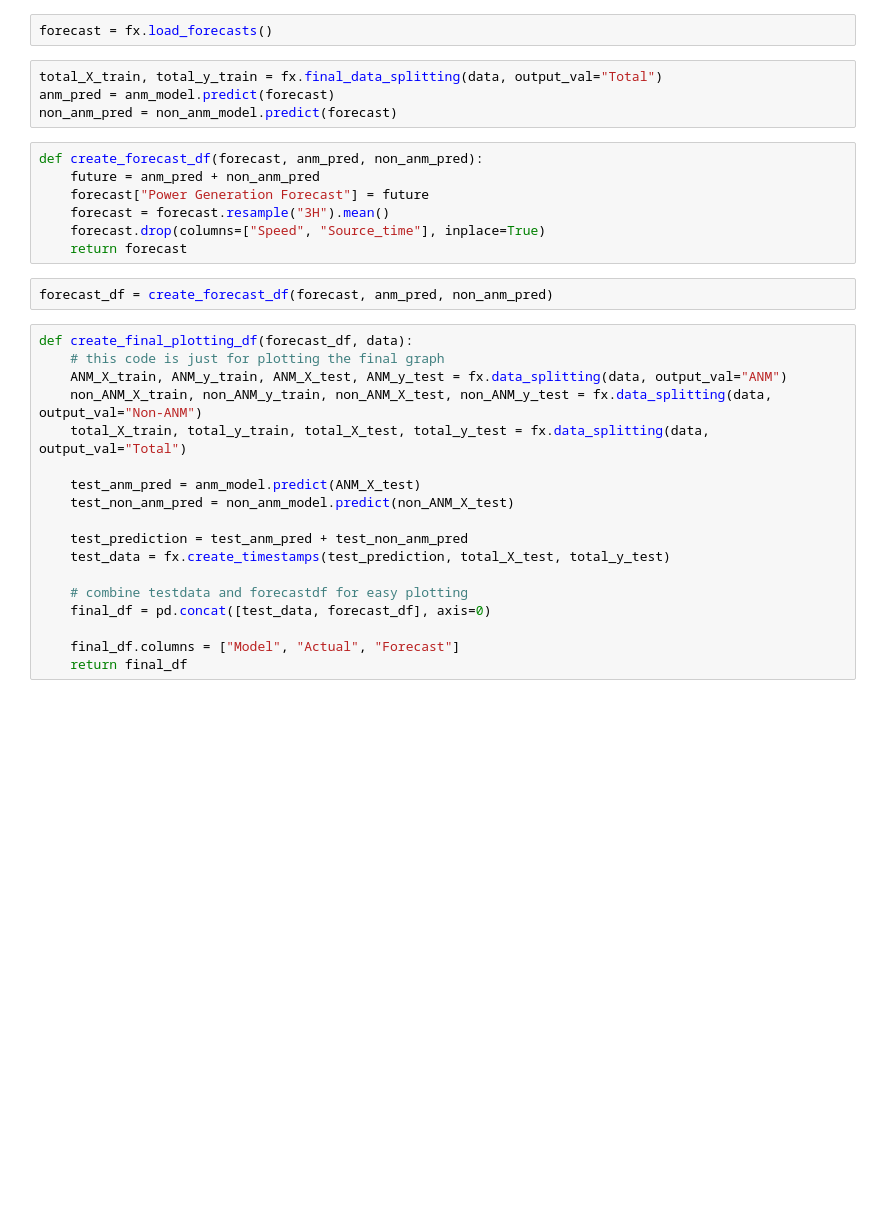
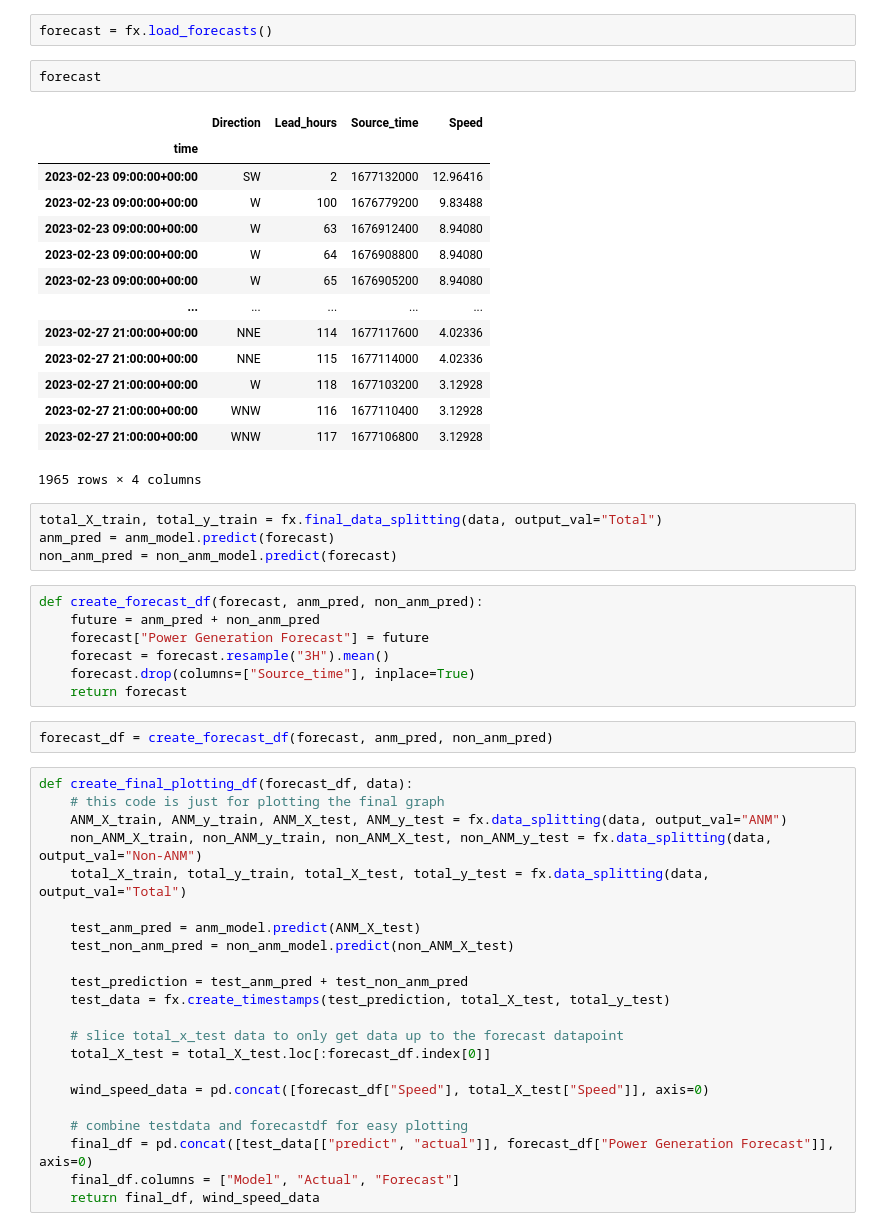
Before and after one commit to jannik-el/OrkneyWindPowerPrediction, a Jupyter notebook: final_pipeline_ver2.ipynb, the cells around one changed output. Drawn from its saved outputs; the diff is of its cells as text; blank space fills up the shorter version.

```diff
--- a/final_pipeline_ver2.ipynb
+++ b/final_pipeline_ver2.ipynb
@@ -162,6 +162,23 @@ Fitting 5 folds for each of 216 candidates, totalling 1080 fits
 Fitting 5 folds for each of 72 candidates, totalling 360 fits
 # %%
 forecast = fx.load_forecasts()
+# %%
+forecast
+# %% [output]
+|  | Direction | Lead_hours | Source_time | Speed |
+| time |  |  |  |  |
+| 2023-02-23 09:00:00+00:00 | SW | 2 | 1677132000 | 12.96416 |
+| 2023-02-23 09:00:00+00:00 | W | 100 | 1676779200 | 9.83488 |
+| 2023-02-23 09:00:00+00:00 | W | 63 | 1676912400 | 8.94080 |
+| 2023-02-23 09:00:00+00:00 | W | 64 | 1676908800 | 8.94080 |
+| 2023-02-23 09:00:00+00:00 | W | 65 | 1676905200 | 8.94080 |
+| ... | ... | ... | ... | ... |
+| 2023-02-27 21:00:00+00:00 | NNE | 114 | 1677117600 | 4.02336 |
+| 2023-02-27 21:00:00+00:00 | NNE | 115 | 1677114000 | 4.02336 |
+| 2023-02-27 21:00:00+00:00 | W | 118 | 1677103200 | 3.12928 |
+| 2023-02-27 21:00:00+00:00 | WNW | 116 | 1677110400 | 3.12928 |
+| 2023-02-27 21:00:00+00:00 | WNW | 117 | 1677106800 | 3.12928 |
+1965 rows × 4 columns
 # %%
 total_X_train, total_y_train = fx.final_data_splitting(data, output_val="Total")
 anm_pred = anm_model.predict(forecast)
@@ -171,7 +188,7 @@ def create_forecast_df(forecast, anm_pred, non_anm_pred):
     future = anm_pred + non_anm_pred
     forecast["Power Generation Forecast"] = future
     forecast = forecast.resample("3H").mean()
-    forecast.drop(columns=["Speed", "Source_time"], inplace=True)
+    forecast.drop(columns=["Source_time"], inplace=True)
     return forecast
 # %%
 forecast_df = create_forecast_df(forecast, anm_pred, non_anm_pred)
@@ -188,9 +205,13 @@ def create_final_plotting_df(forecast_df, data):
     test_prediction = test_anm_pred + test_non_anm_pred
     test_data = fx.create_timestamps(test_prediction, total_X_test, total_y_test)
 
+    # slice total_x_test data to only get data up to the forecast datapoint
+    total_X_test = total_X_test.loc[:forecast_df.index[0]]
+
+    wind_speed_data = pd.concat([forecast_df["Speed"], total_X_test["Speed"]], axis=0)
+
     # combine testdata and forecastdf for easy plotting
-    final_df = pd.concat([test_data, forecast_df], axis=0)
-
+    final_df = pd.concat([test_data[["predict", "actual"]], forecast_df["Power Generation Forecast"]], axis=0)
     final_df.columns = ["Model", "Actual", "Forecast"]
-    return final_df
+    return final_df, wind_speed_data
 # %%
```
Also changed, not shown: parts of 6 cells of this notebook, 3 other files.
